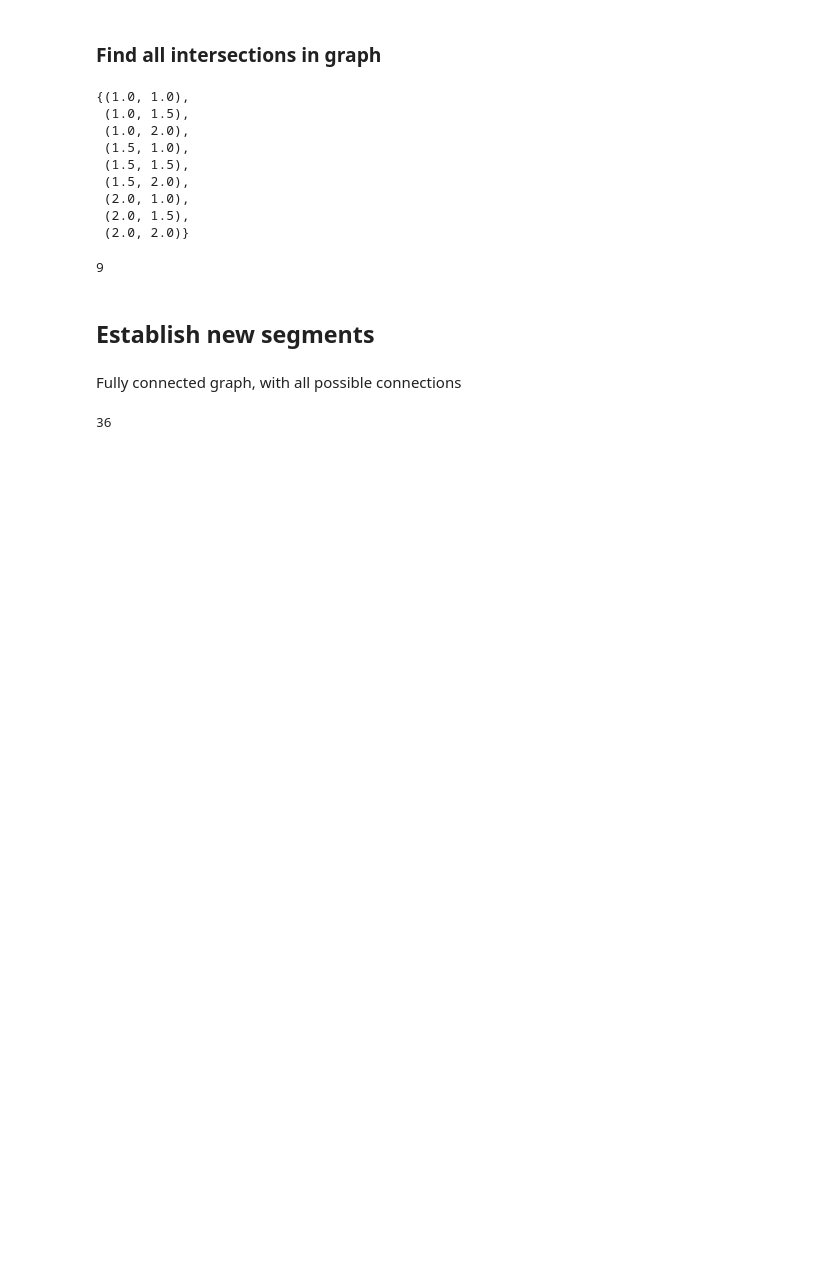
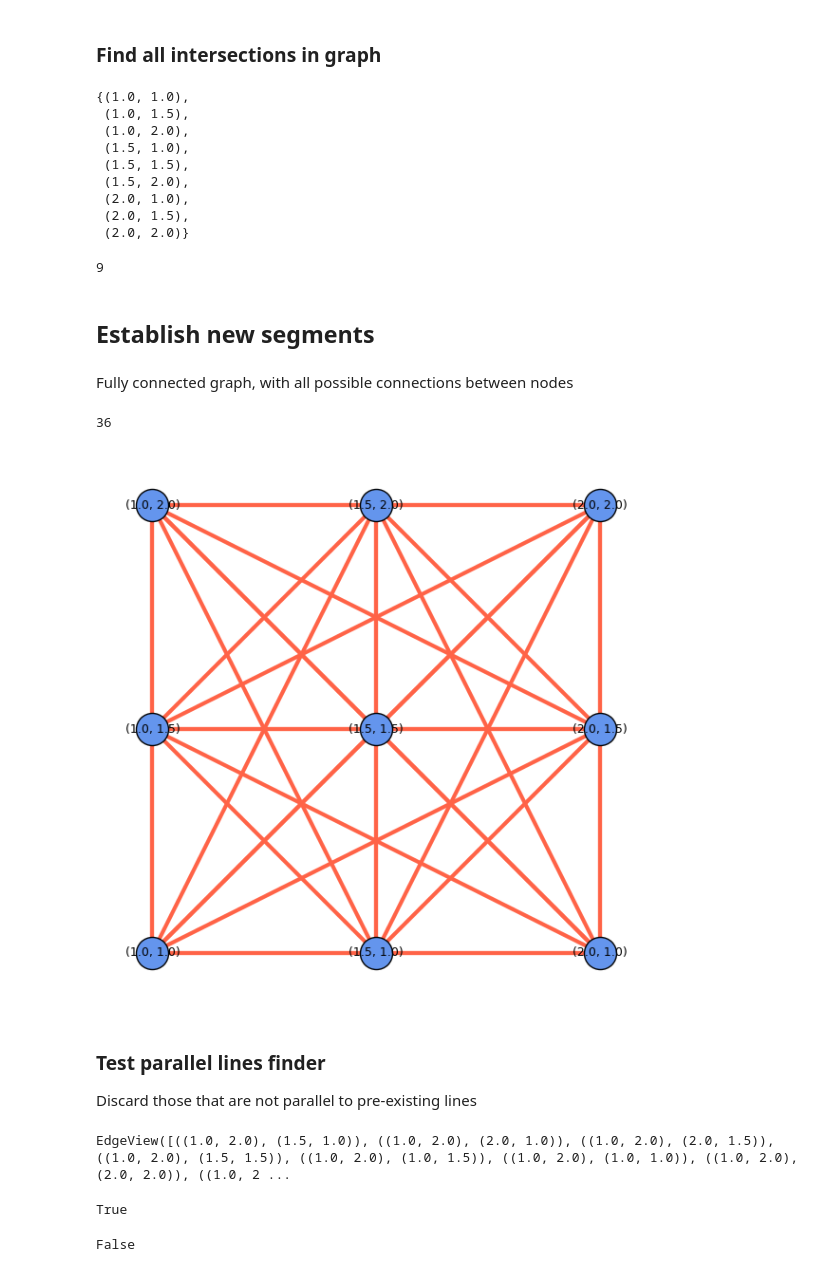
Before and after one commit to rsnemmen/perimeter-product, a Jupyter notebook: algorithm.ipynb, the cells around one changed output. Drawn from its saved outputs; the diff is of its cells as text; code cells hidden in the pictures; blank space fills up the shorter version.

Commit message:
added method to plot given a graph

```diff
--- a/algorithm.ipynb
+++ b/algorithm.ipynb
@@ -170,10 +170,22 @@ len(intersections)
 # %% [markdown]
 ## Establish new segments
 # %% [markdown]
-Fully connected graph, with all possible connections
+Fully connected graph, with all possible connections between nodes
 # %%
 FG = nx.complete_graph(intersections)   # undirected by default
 # %%
 FG.number_of_edges()
 # %% [output]
 36
+# %%
+hestus.plot_graph(FG)
+# %% [output]
+[figure, added]
+# %% [markdown]
+### Test parallel lines finder
+
+Discard those that are not parallel to pre-existing lines
+# %%
+FG.edges()
+# %% [output]
+EdgeView([((1.0, 2.0), (1.5, 1.0)), ((1.0, 2.0), (2.0, 1.0)), ((1.0, 2.0), (2.0, 1.5)), ((1.0, 2.0), (1.5, 1.5)), ((1.0, 2.0), (1.0, 1.5)), ((1.0, 2.0), (1.0, 1.0)), ((1.0, 2.0), (2.0, 2.0)), ((1.0, 2 ...
@@ -179,0 +217,8 @@ FG.number_of_edges()
+# %%
+are_parallel(((1, 1), (1, 2)),((1.5, 1), (1.5, 2)))
+# %% [output]
+True
+# %%
+are_parallel(((1, 1), (1, 2)),((1, 1.5), (2, 1.5)))
+# %% [output]
+False
```
Also changed, not shown: parts of 5 cells of this notebook, 1 other file.
